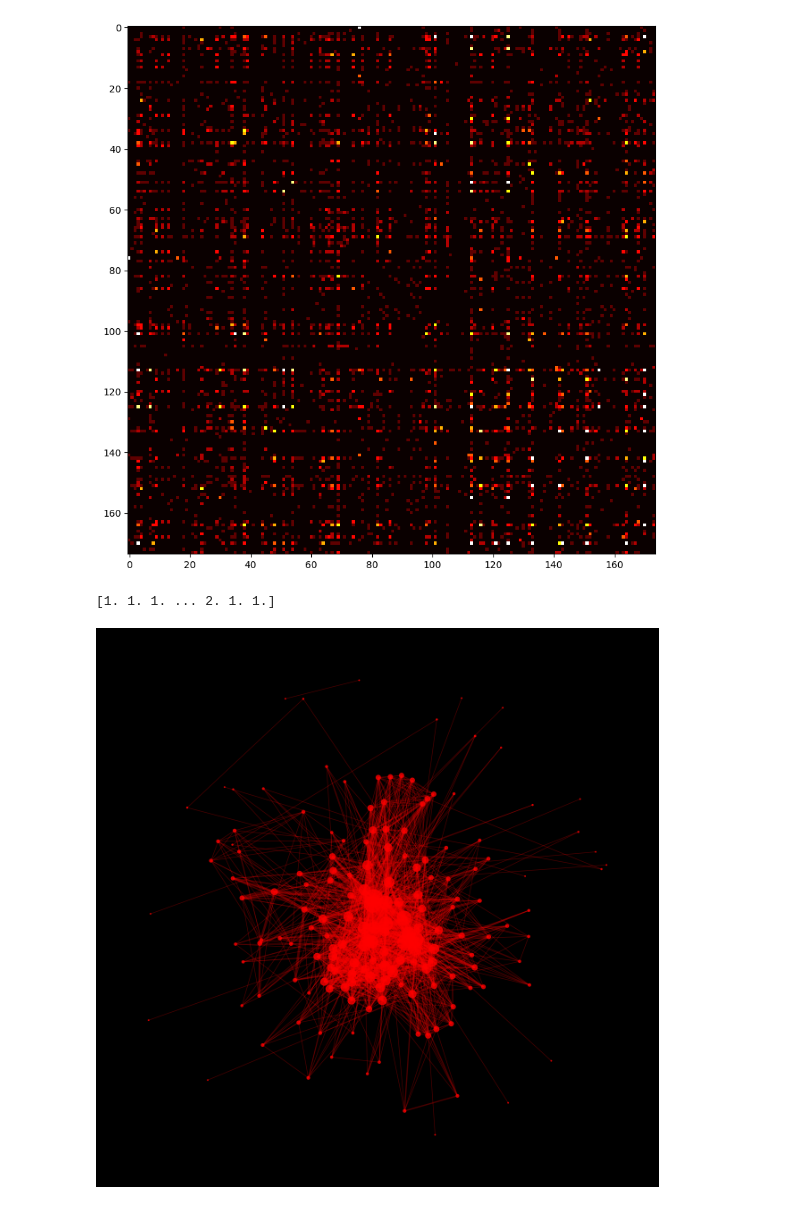
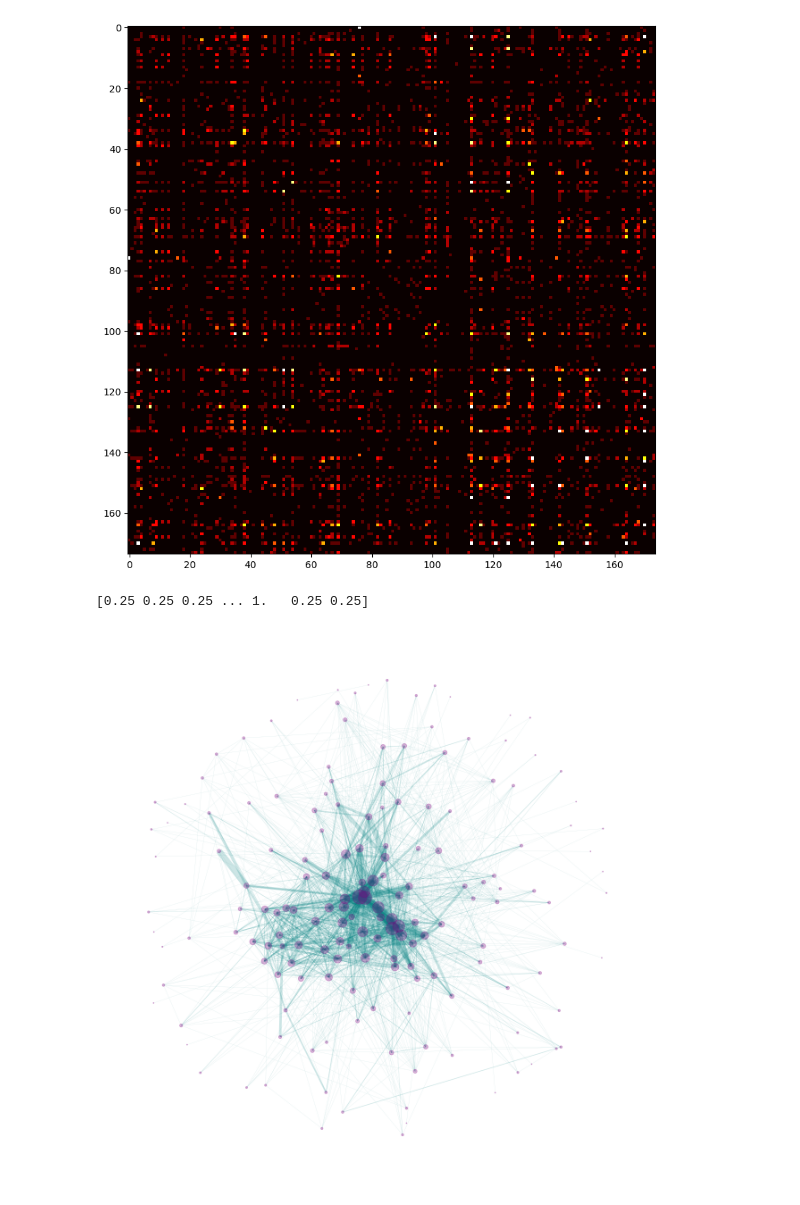
Before and after one commit to Veikkosuhonen/git-viz, a Jupyter notebook: sketch.ipynb, the cells around one changed output. Cells and saved outputs as stored; diff of their text form; code cells hidden in the pictures.

Commit message:
Ebin visualization stuff

```diff
--- a/sketch.ipynb
+++ b/sketch.ipynb
@@ -22,14 +22,3 @@ def get_repo():
         return git.Repo.clone_from(url, f"./tmp/{repo_name}")
 
 repo = get_repo()
-# %%
-# Find all files in the repository (./tmp/repo)
-file_names = set()
-
-for root, dirs, dir_files in os.walk(f"./tmp/{repo_name}"):
-
-    for file in dir_files:
-        fname = os.path.join(root, file)
-        file_names.add(fname.replace(f"./tmp/{repo_name}/", ""))
-    if ".git" in dirs:
-        dirs.remove(".git")
@@ -68,10 +116,10 @@ else:
 adjacency_df = None
 
 if os.path.exists(f"./tmp/{repo_name}_adjacency.csv"):
-    adjacency_df = pd.read_csv(f"./tmp/{repo_name}_adjacency.csv")
+    adjacency_df = pd.read_csv(f"./tmp/{repo_name}_adjacency.csv", index_col=0)
 else:
     file_idx = list(file_names)
-    adjacency_df = pd.DataFrame(index=file_idx, columns=file_idx, dtype=float)
+    adjacency_df = pd.DataFrame(index=file_idx, columns=file_idx, dtype=np.int16)
     adjacency_df = adjacency_df.fillna(0)
 
     # Count the number of times each file is changed with each other file
@@ -91,48 +150,49 @@ plt.imshow(adjacency_df, cmap='hot', interpolation='nearest', vmax=8)
 [figure]
 # %%
 adjacency_df = adjacency_df
-node_sizes = adjacency_df.sum(axis=1).mul(3)
+node_sizes = adjacency_df.sum(axis=1).mul(2)
 
-graph = nx.from_pandas_adjacency(adjacency_df)
+graph = nx.from_pandas_adjacency(adjacency_df.mul(0.5).pow(2))
 
 layout = nx.spring_layout(
     graph,
-    k=0.6,
+    k=0.7,
     seed=42,
     weight='weight',
+    dim=2,
 )
 
 weights = np.fromiter(map(lambda x: x[2]['weight'], graph.edges(data=True)), dtype=np.float32)
 print(weights)
 
 fig, ax = plt.subplots()
-fig.set_facecolor('black')
+fig.set_facecolor('white')
 
 nx.draw_networkx_edges(graph, layout,
     width=np.minimum(weights, 10),
-    alpha=0.3,
-    edge_color="red",
+    alpha=0.2,
+    edge_color="teal",
     # edge_cmap=plt.colormaps["hot"],
     # edge_vmin=0,
     # edge_vmax=4,
     ax=ax
 )
 
 nx.draw_networkx_nodes(graph, layout,
     node_size=node_sizes,
-    node_color='red',
-    alpha=0.8,
+    node_color='purple',
+    alpha=0.3,
     ax=ax
 )
 
 # nx.draw_networkx_labels(graph, layout, font_size=6)
 
 fig.set_size_inches(16, 16)
 plt.axis('off')
 plt.show()
 # %% [output]
-[1. 1. 1. ... 2. 1. 1.]
+[0.25 0.25 0.25 ... 1.   0.25 0.25]
-[figure, old version]
+[figure, new version]
 # %%
 layout = nx.kamada_kawai_layout(
     graph,
```
Also changed, not shown: parts of 4 cells of this notebook, 7 other files.
